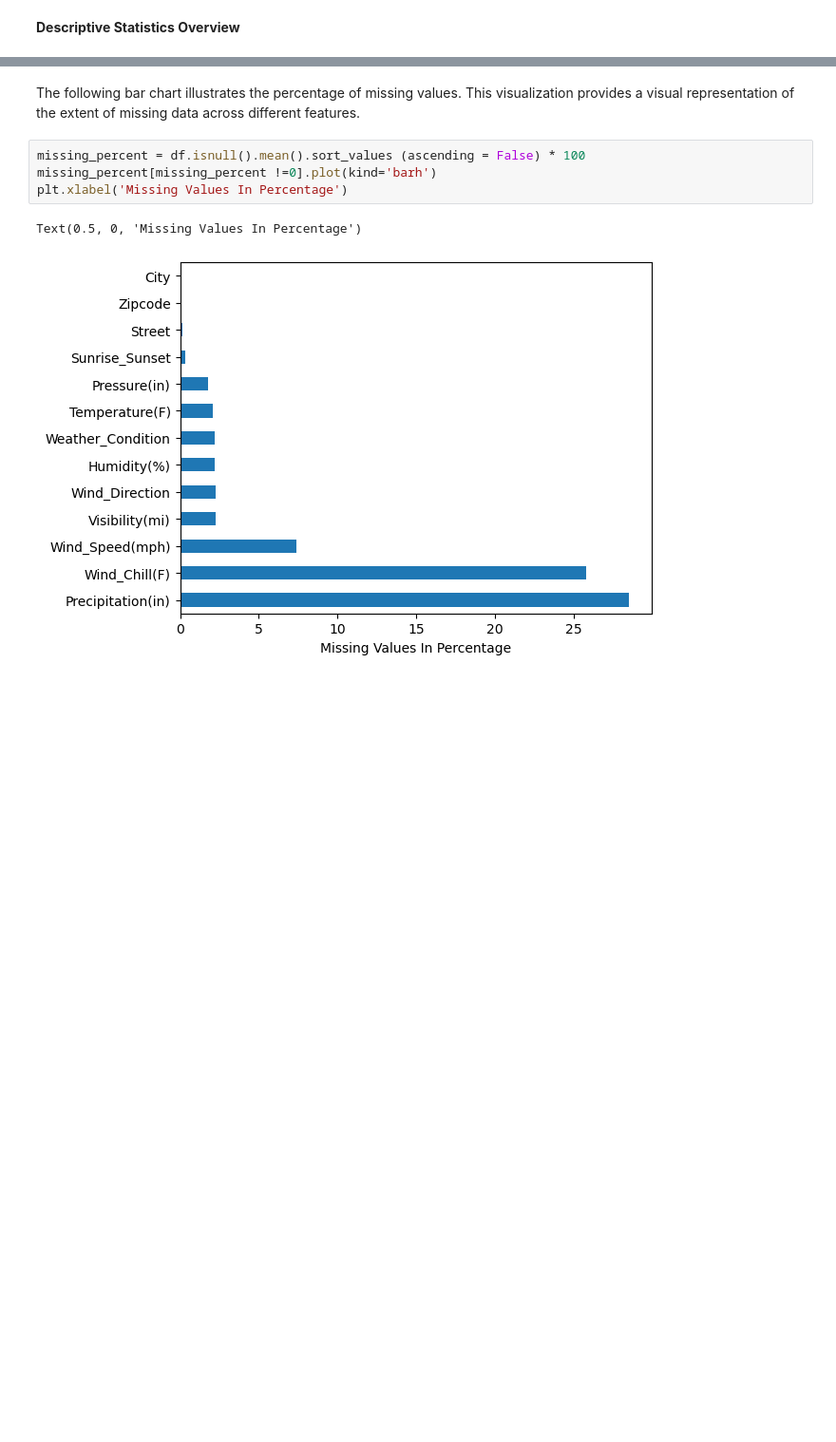
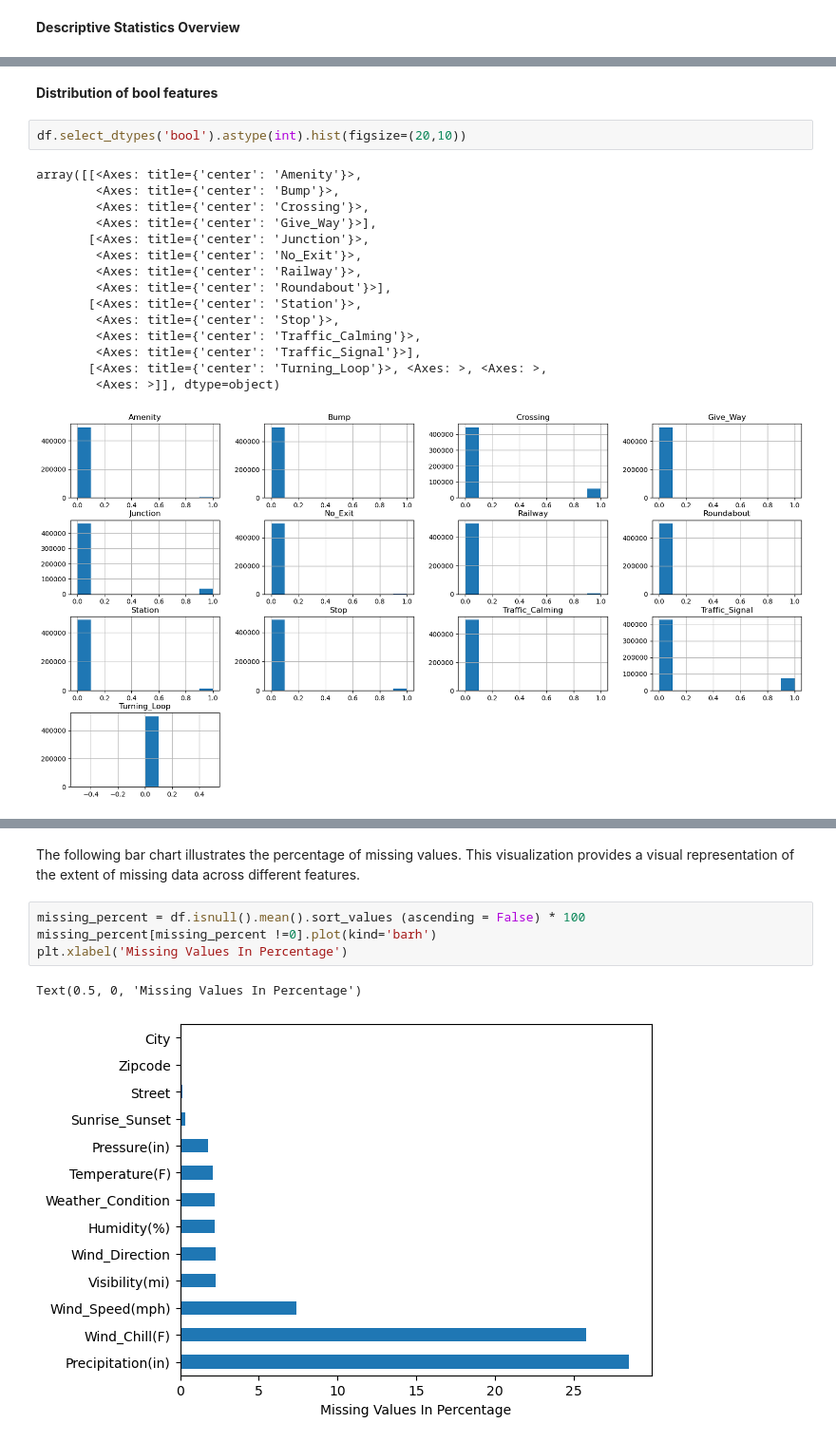
Before and after one commit to knightstark7/FinalProject-P4DS, a Jupyter notebook: USAccident.ipynb, the cells around one changed output, grey strips where cells are left out. Shown at 95% size. Cells and saved outputs as stored; diff of their text form; blank space fills up the shorter version.

```diff
--- a/USAccident.ipynb
+++ b/USAccident.ipynb
@@ -225,0 +290,20 @@ df.describe().T
+# %% [markdown]
+**Distribution of bool features**
+# %%
+df.select_dtypes('bool').astype(int).hist(figsize=(20,10))
+# %% [output]
+array([[<Axes: title={'center': 'Amenity'}>,
+        <Axes: title={'center': 'Bump'}>,
+        <Axes: title={'center': 'Crossing'}>,
+        <Axes: title={'center': 'Give_Way'}>],
+       [<Axes: title={'center': 'Junction'}>,
+        <Axes: title={'center': 'No_Exit'}>,
+        <Axes: title={'center': 'Railway'}>,
+        <Axes: title={'center': 'Roundabout'}>],
+       [<Axes: title={'center': 'Station'}>,
+        <Axes: title={'center': 'Stop'}>,
+        <Axes: title={'center': 'Traffic_Calming'}>,
+        <Axes: title={'center': 'Traffic_Signal'}>],
+       [<Axes: title={'center': 'Turning_Loop'}>, <Axes: >, <Axes: >,
+        <Axes: >]], dtype=object)
+[figure, added]
```
Also changed, not shown: parts of 15 cells of this notebook.
